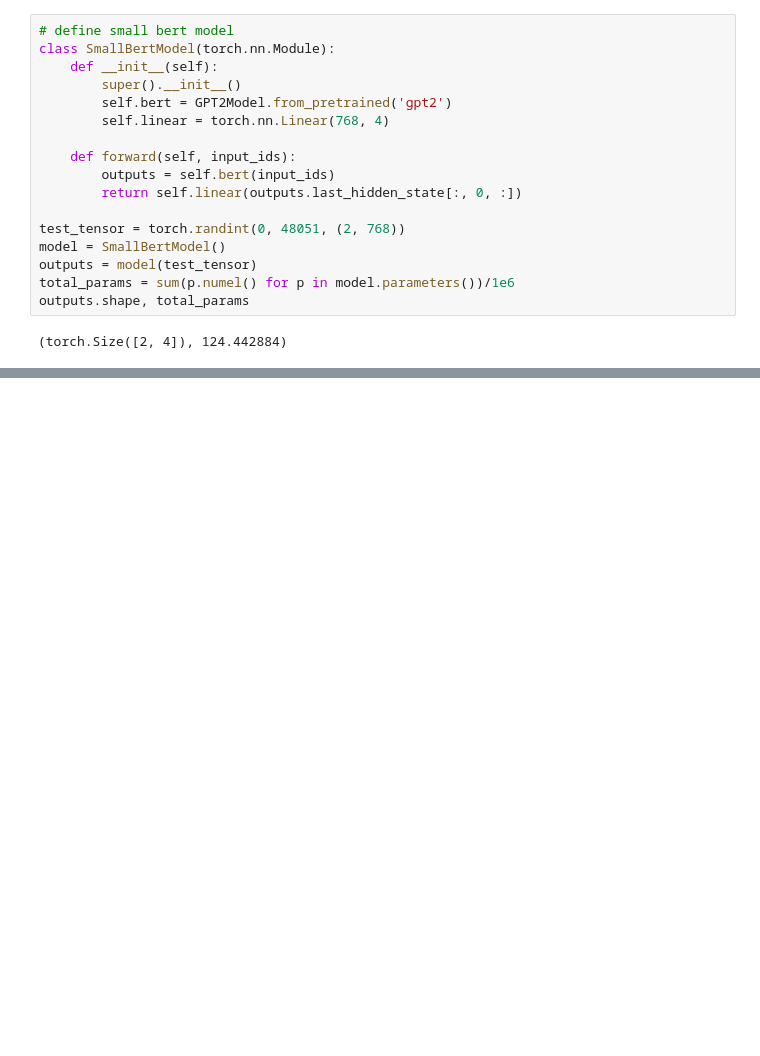
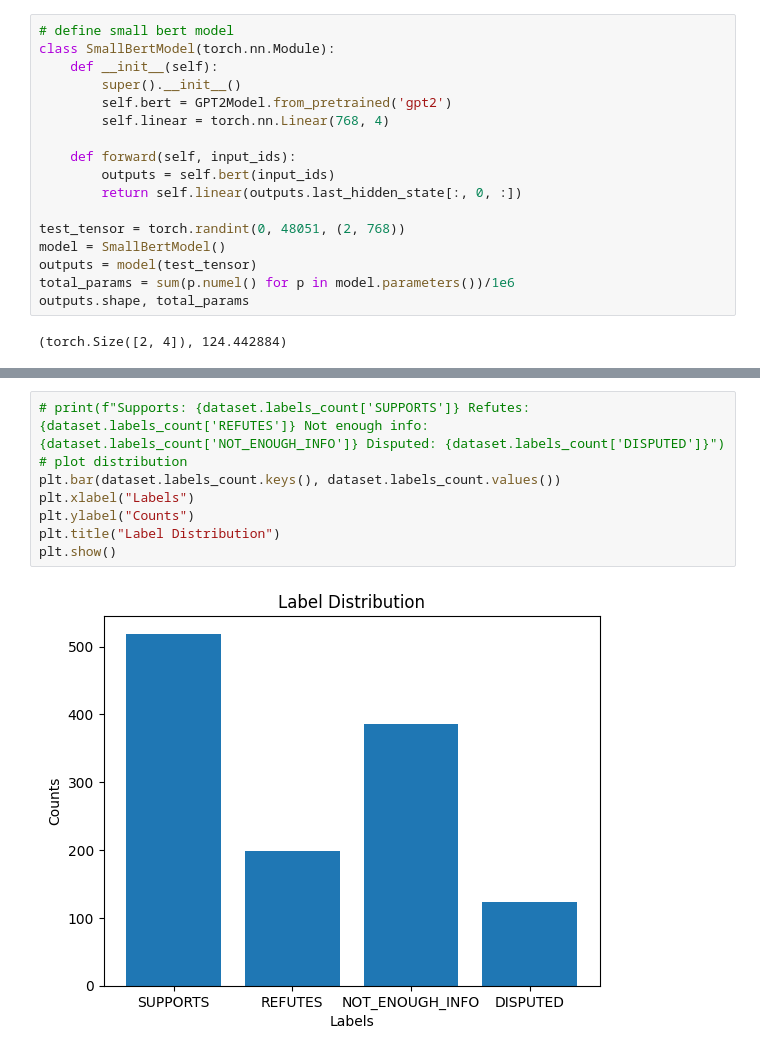
Before and after one commit to hibana2077/COMP90042_2024, a Jupyter notebook: main.ipynb, the cells around one changed output, grey strips where cells are left out. Drawn from its saved outputs; the diff is of its cells as text; blank space fills up the shorter version.

```diff
--- a/main.ipynb
+++ b/main.ipynb
@@ -374,3 +375,13 @@ dataset.max_token , dataset.max_length
+# %%
+# print(f"Supports: {dataset.labels_count['SUPPORTS']} Refutes: {dataset.labels_count['REFUTES']} Not enough info: {dataset.labels_count['NOT_ENOUGH_INFO']} Disputed: {dataset.labels_count['DISPUTED']}")
+# plot distribution
+plt.bar(dataset.labels_count.keys(), dataset.labels_count.values())
+plt.xlabel("Labels")
+plt.ylabel("Counts")
+plt.title("Label Distribution")
+plt.show()
+# %% [output]
+[figure, added]
 # %%
 # clearup cuda memory
 torch.cuda.empty_cache()
```
Also changed, not shown: parts of 16 cells of this notebook, 2 other files.
